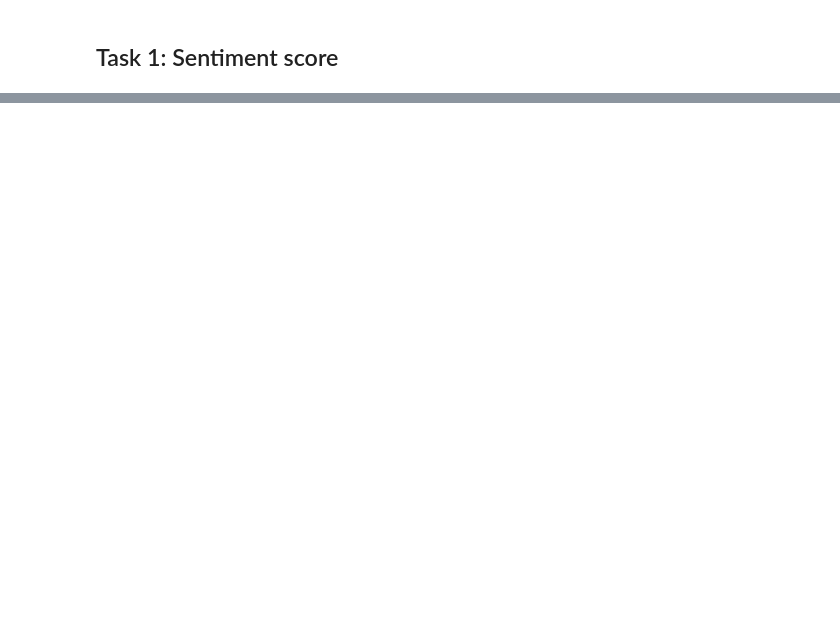
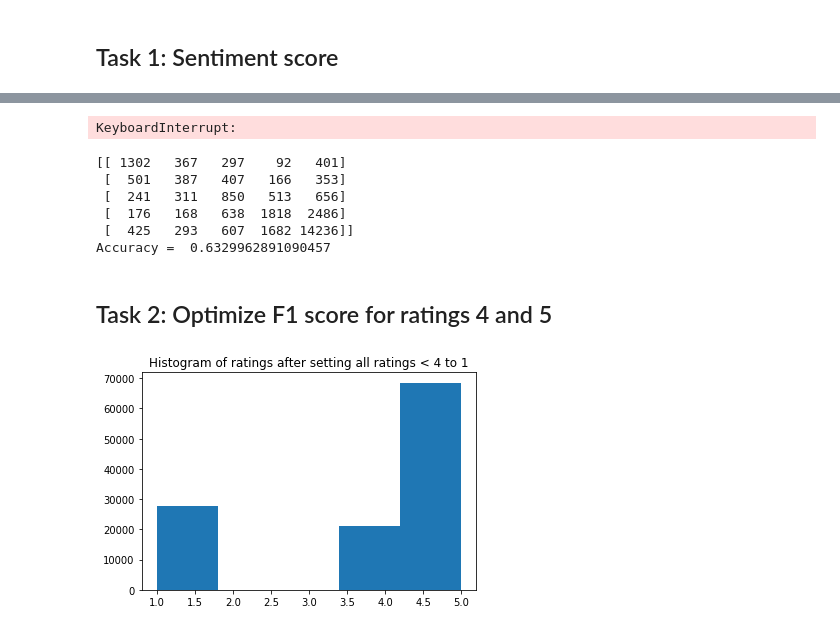
Before and after one commit to patricsteiner/nlp, a Jupyter notebook: a3_sentiment_analysis/sentiment analysis of amazon reviews.ipynb, the cells around one changed output, grey strips where cells are left out. Cells and saved outputs as stored; diff of their text form; code cells hidden in the pictures; blank space fills up the shorter version.

```diff
--- a/a3_sentiment_analysis/sentiment analysis of amazon reviews.ipynb
+++ b/a3_sentiment_analysis/sentiment analysis of amazon reviews.ipynb
@@ -28,0 +49,6 @@ len(list(filter(lambda correct: correct == True, predicted == y)))/len(y)
+# %%
+sentiment_analyzer = Pipeline([('vectorizer', CountVectorizer(stop_words='english', tokenizer=word_tokenize, max_features=10000, ngram_range=(1, 1))),
+                               #('tfidftransformer', TfidfTransformer()),
+                               ('classifier', MultinomialNB())])
+# %%
+sentiment_analyzer.fit(x_train, y_train)
@@ -28,0 +82,23 @@ len(list(filter(lambda correct: correct == True, predicted == y)))/len(y)
+# %%
+predicted = sentiment_analyzer.predict(x_test)
+# %% [output]
+KeyboardInterrupt:
+# %%
+print(confusion_matrix(y_test, predicted))
+print('Accuracy = ', accuracy_score(y_test, predicted))
+# %% [output]
+[[ 1302   367   297    92   401]
+ [  501   387   407   166   353]
+ [  241   311   850   513   656]
+ [  176   168   638  1818  2486]
+ [  425   293   607  1682 14236]]
+Accuracy =  0.6329962891090457
+# %% [markdown]
+## Task 2: Optimize F1 score for ratings 4 and 5
+# %%
+y_train = list(map(lambda x: 1 if x < 4 else x, y_train))
+plt.hist(y_train, bins=5)
+plt.title('Histogram of ratings after setting all ratings < 4 to 1')
+plt.show()
+# %% [output]
+[figure, added]
```
Also changed, not shown: parts of 37 cells of this notebook.
